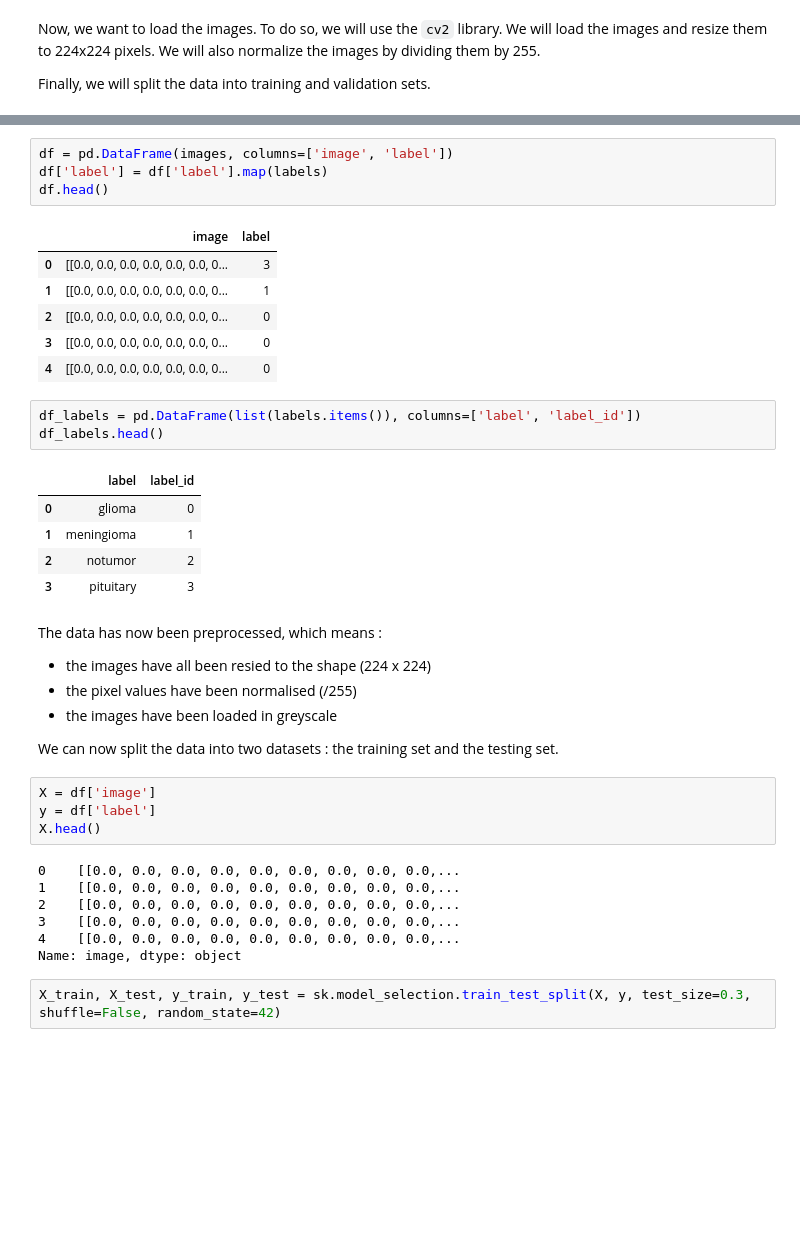
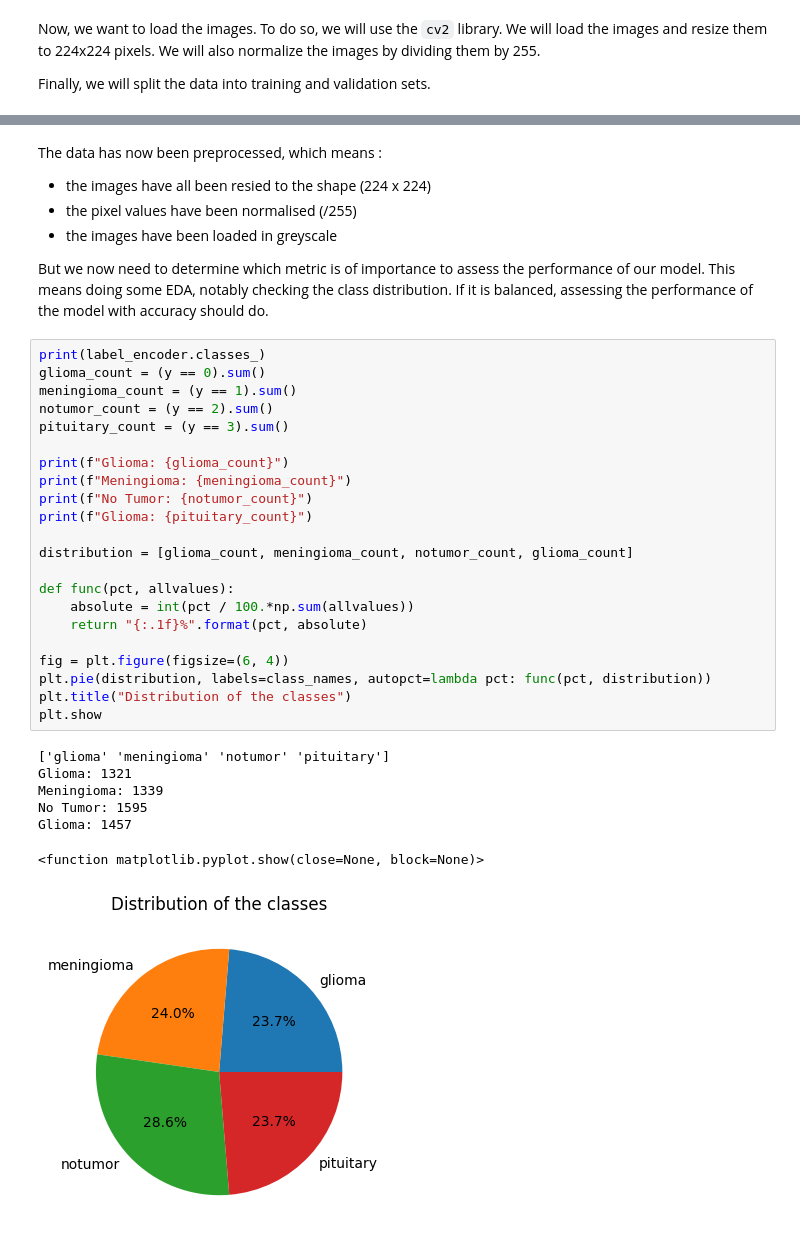
Before and after one commit to Gdeterline/Brain-Tumor-MRI-Classification, a Jupyter notebook: main.ipynb, the cells around one changed output, grey strips where cells are left out. Cells and saved outputs as stored; diff of their text form; blank space fills up the shorter version.

```diff
--- a/main.ipynb
+++ b/main.ipynb
@@ -89,40 +98,37 @@ Shape of an image is (224, 224)
-# %%
-df = pd.DataFrame(images, columns=['image', 'label'])
-df['label'] = df['label'].map(labels)
-df.head()
-# %% [output]
-|  | image | label |
-| 0 | [[0.0, 0.0, 0.0, 0.0, 0.0, 0.0, 0... | 3 |
-| 1 | [[0.0, 0.0, 0.0, 0.0, 0.0, 0.0, 0... | 1 |
-| 2 | [[0.0, 0.0, 0.0, 0.0, 0.0, 0.0, 0... | 0 |
-| 3 | [[0.0, 0.0, 0.0, 0.0, 0.0, 0.0, 0... | 0 |
-| 4 | [[0.0, 0.0, 0.0, 0.0, 0.0, 0.0, 0... | 0 |
-# %%
-df_labels = pd.DataFrame(list(labels.items()), columns=['label', 'label_id'])
-df_labels.head()
-# %% [output]
-|  | label | label_id |
-| 0 | glioma | 0 |
-| 1 | meningioma | 1 |
-| 2 | notumor | 2 |
-| 3 | pituitary | 3 |
 # %% [markdown]
 The data has now been preprocessed, which means :
 - the images have all been resied to the shape (224 x 224)
 - the pixel values have been normalised (/255)
 - the images have been loaded in greyscale
 
-We can now split the data into two datasets : the training set and the testing set.
+But we now need to determine which metric is of importance to assess the performance of our model. This means doing some EDA, notably checking the class distribution. If it is balanced, assessing the performance of the model with accuracy should do.
-# %%
-X = df['image']
-y = df['label']
-X.head()
-# %% [output]
-0    [[0.0, 0.0, 0.0, 0.0, 0.0, 0.0, 0.0, 0.0, 0.0,...
-1    [[0.0, 0.0, 0.0, 0.0, 0.0, 0.0, 0.0, 0.0, 0.0,...
-2    [[0.0, 0.0, 0.0, 0.0, 0.0, 0.0, 0.0, 0.0, 0.0,...
-3    [[0.0, 0.0, 0.0, 0.0, 0.0, 0.0, 0.0, 0.0, 0.0,...
-4    [[0.0, 0.0, 0.0, 0.0, 0.0, 0.0, 0.0, 0.0, 0.0,...
-Name: image, dtype: object
-# %%
-X_train, X_test, y_train, y_test = sk.model_selection.train_test_split(X, y, test_size=0.3, shuffle=False, random_state=42)
+# %%
+print(label_encoder.classes_)
+glioma_count = (y == 0).sum()
+meningioma_count = (y == 1).sum()
+notumor_count = (y == 2).sum()
+pituitary_count = (y == 3).sum()
+
+print(f"Glioma: {glioma_count}")
+print(f"Meningioma: {meningioma_count}")
+print(f"No Tumor: {notumor_count}")
+print(f"Glioma: {pituitary_count}")
+
+distribution = [glioma_count, meningioma_count, notumor_count, glioma_count]
+
+def func(pct, allvalues):
+    absolute = int(pct / 100.*np.sum(allvalues))
+    return "{:.1f}%".format(pct, absolute)
+
+fig = plt.figure(figsize=(6, 4))
+plt.pie(distribution, labels=class_names, autopct=lambda pct: func(pct, distribution))
+plt.title("Distribution of the classes")
+plt.show
+# %% [output]
+['glioma' 'meningioma' 'notumor' 'pituitary']
+Glioma: 1321
+Meningioma: 1339
+No Tumor: 1595
+Glioma: 1457
+<function matplotlib.pyplot.show(close=None, block=None)>
+[figure, added]
```
Also changed, not shown: parts of 22 cells of this notebook, 2 other files.
